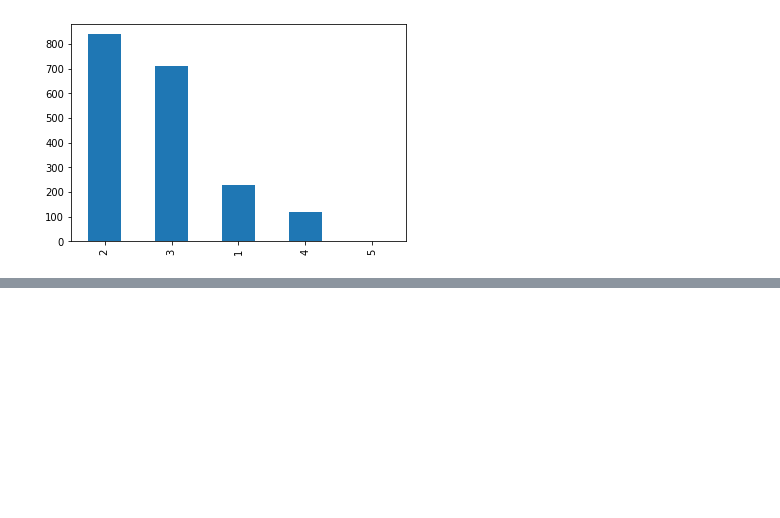
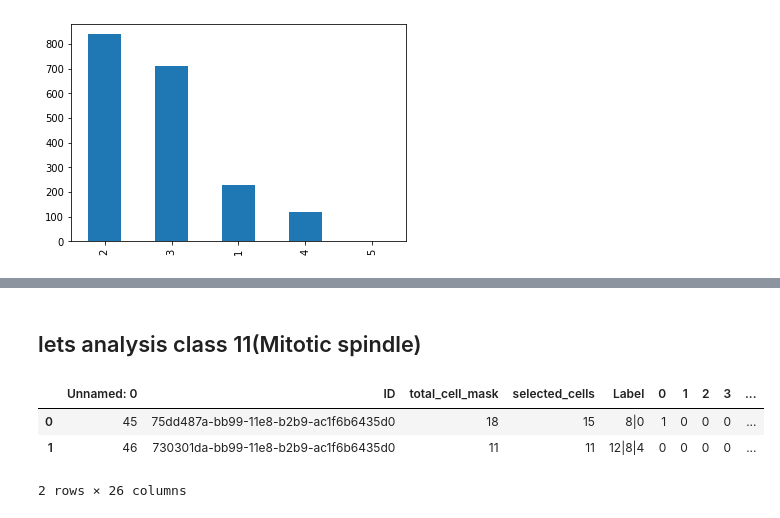
Before and after one commit to yuvaramsingh94/human_protein_atlas, a Jupyter notebook: code/notebook/o2u_analysis.ipynb, the cells around one changed output, grey strips where cells are left out. Drawn from its saved outputs; the diff is of its cells as text; code cells hidden in the pictures; blank space fills up the shorter version.

```diff
--- a/code/notebook/o2u_analysis.ipynb
+++ b/code/notebook/o2u_analysis.ipynb
@@ -405,0 +409,2 @@ what_we_removed["is_single"].value_counts().plot(kind='bar')
+# %% [markdown]
+## lets analysis class 11(Mitotic spindle)
@@ -405,0 +416,9 @@ what_we_removed["is_single"].value_counts().plot(kind='bar')
+# %%
+what_we_removed = pd.read_csv('../../weights/O2U_v1/o2u_what_removed.csv')
+# %%
+what_we_removed.head(2)
+# %% [output]
+|  | Unnamed: 0 | ID | total_cell_mask | selected_cells | Label | 0 | 1 | 2 | 3 | ... |
+| 0 | 45 | 75dd487a-bb99-11e8-b2b9-ac1f6b6435d0 | 18 | 15 | 8|0 | 1 | 0 | 0 | 0 | ... |
+| 1 | 46 | 730301da-bb99-11e8-b2b9-ac1f6b6435d0 | 11 | 11 | 12|8|4 | 0 | 0 | 0 | 0 | ... |
+2 rows × 26 columns
```
Also changed, not shown: parts of 9 cells of this notebook, 8 other files.
